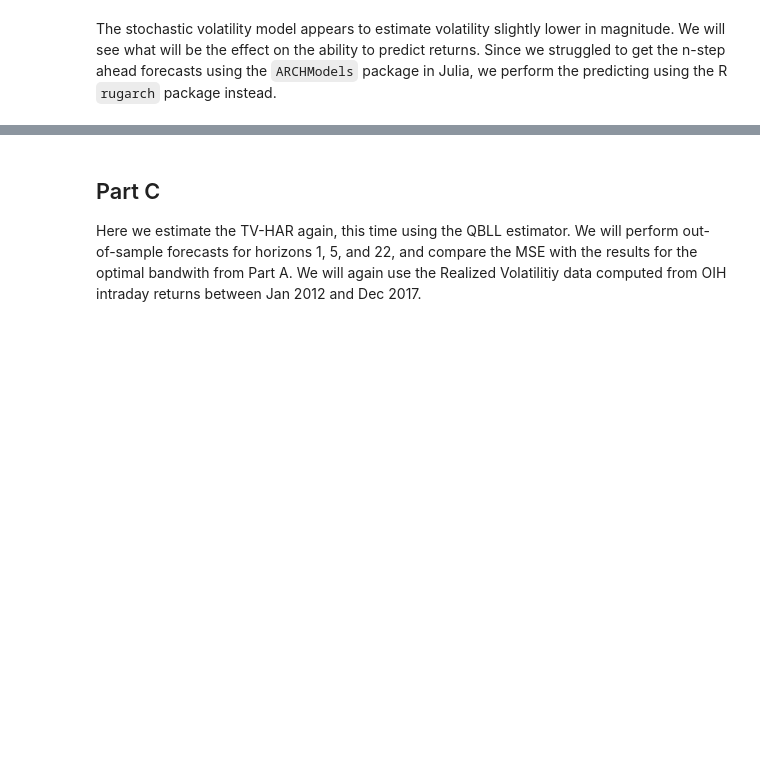
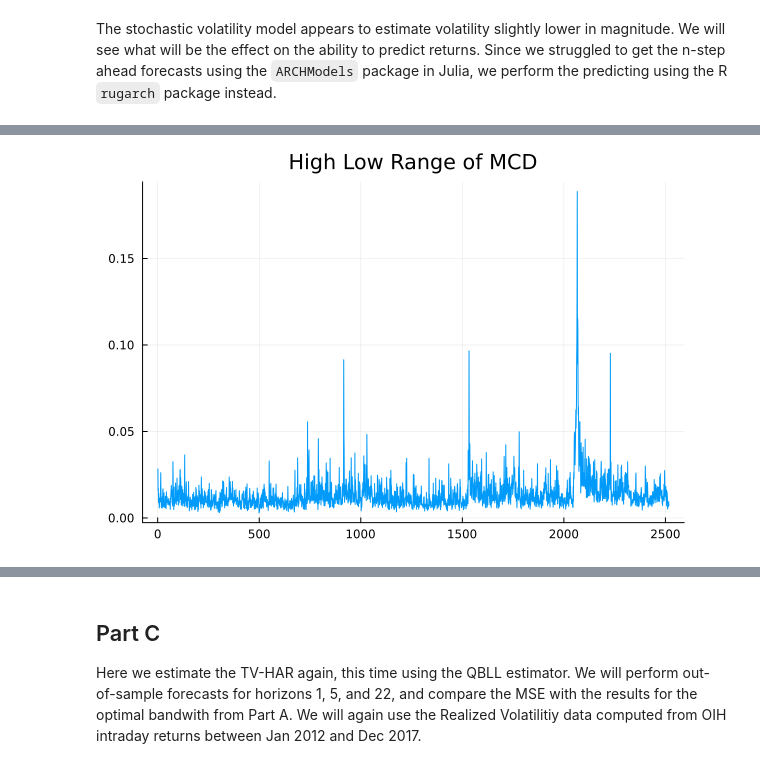
Before and after one commit to Matyas-Mattanelli/Financial-Econometrics-II, a Jupyter notebook: Project2.ipynb, the cells around one changed output, grey strips where cells are left out. Saved outputs shown, nothing was run; the diff lists cells and outputs as text; code cells hidden in the pictures; blank space fills up the shorter version.

```diff
--- a/Project2.ipynb
+++ b/Project2.ipynb
@@ -354 +340,7 @@ forecasts_garch = [RCall.convert(Array{Float64}, RCall.R"forecasts_garch[[$i]]")
+# %%
+#Calculate a prox for RV
+HLR = log.(MarketData.values(MCD[:High]) ./ MarketData.values(MCD[:Low]))
+Plots.plot(HLR, title = "High Low Range of MCD", legend = false)
+# %% [output]
+[figure, added]
 # %% [markdown]
```
Also changed, not shown: parts of 23 cells of this notebook.
